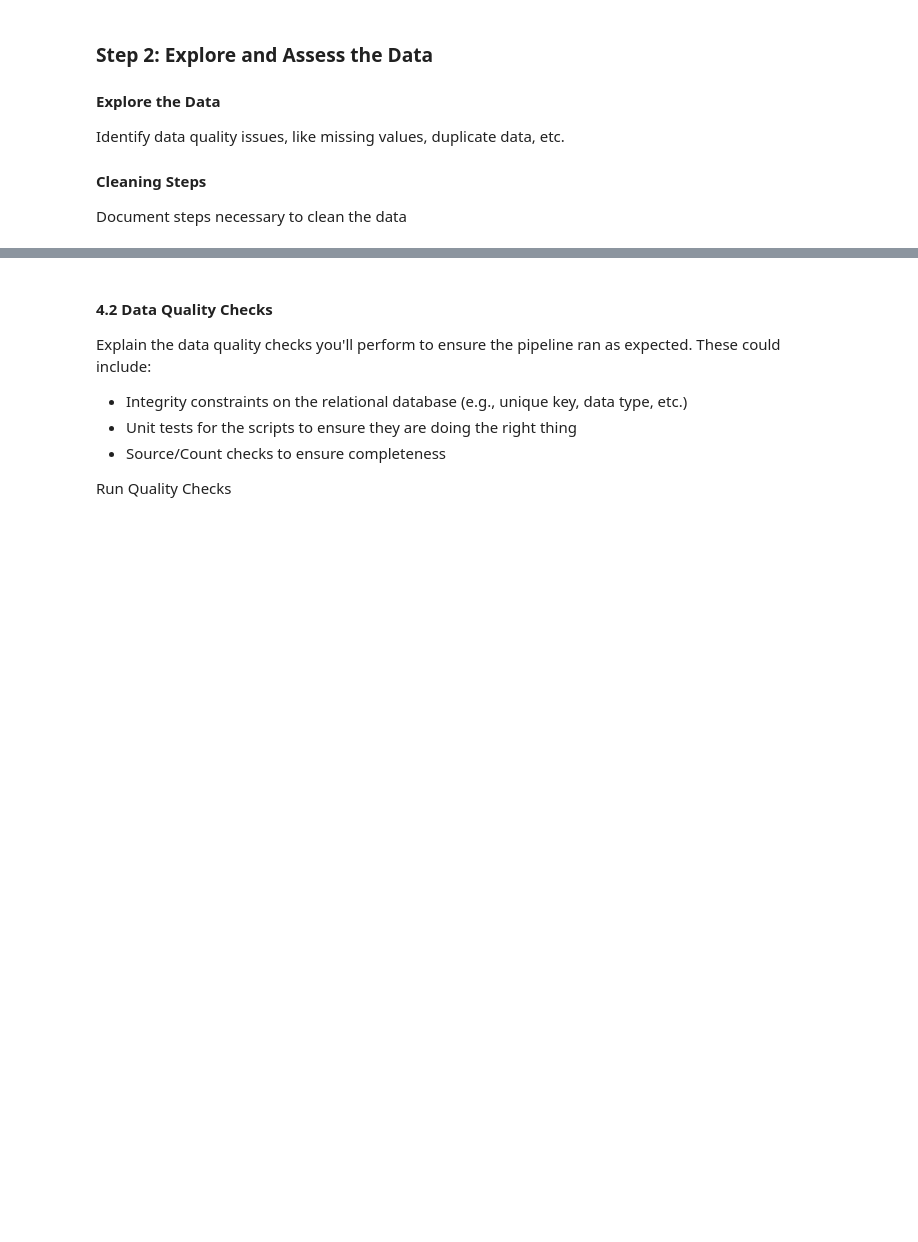
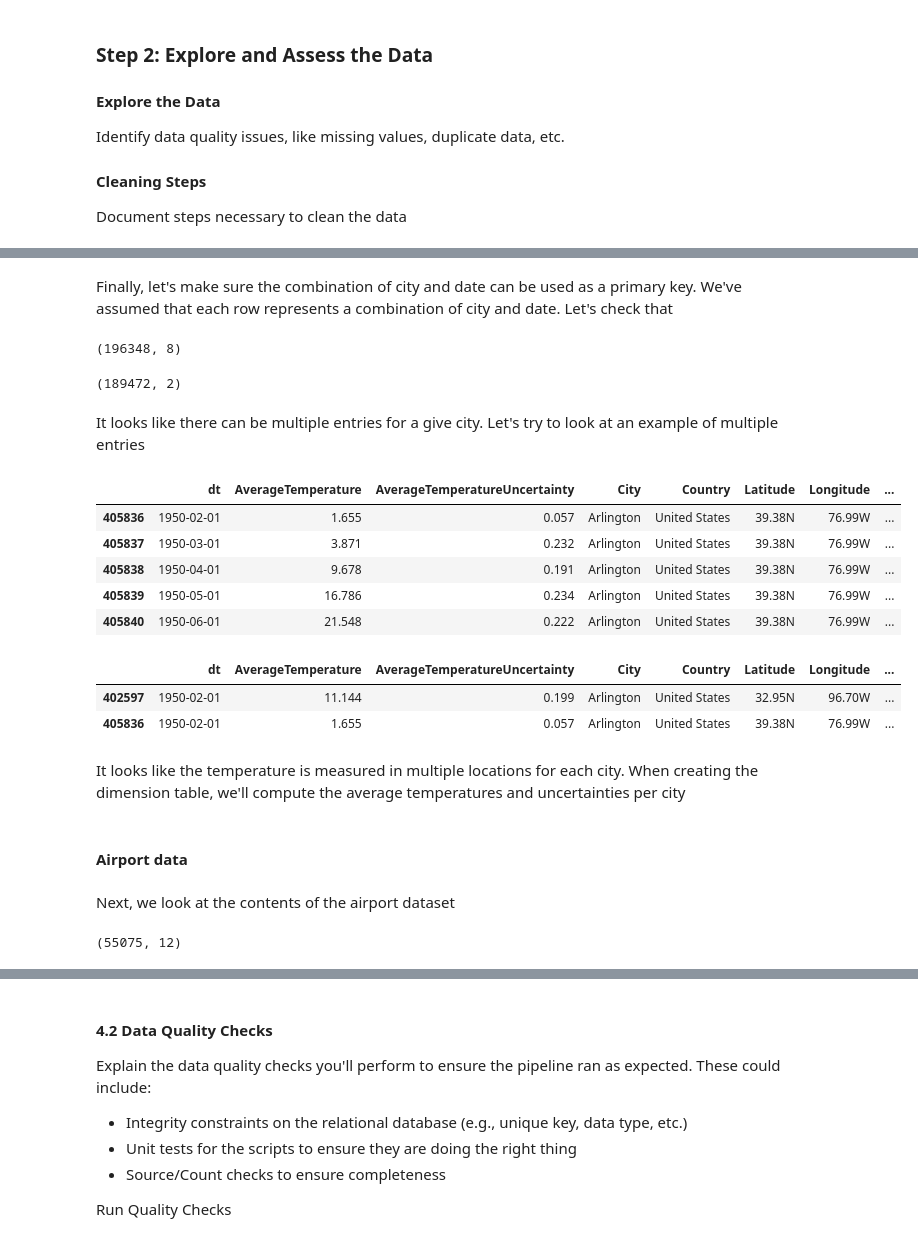
Before and after one commit to nadirl00/Data-Engineering-Capstone-Project, a Jupyter notebook: Capstone Project Template.ipynb, the cells around one changed output, grey strips where cells are left out. Saved outputs shown, nothing was run; the diff lists cells and outputs as text; code cells hidden in the pictures; blank space fills up the shorter version.

```diff
--- a/Capstone Project Template.ipynb
+++ b/Capstone Project Template.ipynb
@@ -135,0 +212,3 @@ df_spark=spark.read.parquet("sas_data")
+# %%
+fname = '../../data2/GlobalLandTemperaturesByCity.csv'
+df_temperature = pd.read_csv(fname)
@@ -177,0 +300,6 @@ Build the data pipelines to create the data model.
+# %%
+# Keep only data for the United States
+df_temperature = df_temperature[df_temperature['Country']=='United States']
+# %%
+# Convert the date to datetime objects
+df_temperature['convertedDate'] = pd.to_datetime(df_temperature.dt)
@@ -177,0 +308,3 @@ Build the data pipelines to create the data model.
+# %%
+# Remove all dates prior to 1950
+df_temperature=df_temperature[df_temperature['convertedDate']>"1950-01-01"].copy()
@@ -177,0 +352,39 @@ Build the data pipelines to create the data model.
+# %% [markdown]
+Finally, let's make sure the combination of city and date can be used as a primary key.
+We've assumed that each row represents a combination of city and date. Let's check that
+# %%
+df_temperature.shape
+# %% [output]
+(196348, 8)
+# %%
+df_temperature[['City','convertedDate']].drop_duplicates().shape
+# %% [output]
+(189472, 2)
+# %% [markdown]
+It looks like there can be multiple entries for a give city. Let's try to look at an example of multiple entries
+# %%
+df_temperature[df_temperature[['City','convertedDate']].duplicated()].head()
+# %% [output]
+|  | dt | AverageTemperature | AverageTemperatureUncertainty | City | Country | Latitude | Longitude | ... |
+| 405836 | 1950-02-01 | 1.655 | 0.057 | Arlington | United States | 39.38N | 76.99W | ... |
+| 405837 | 1950-03-01 | 3.871 | 0.232 | Arlington | United States | 39.38N | 76.99W | ... |
+| 405838 | 1950-04-01 | 9.678 | 0.191 | Arlington | United States | 39.38N | 76.99W | ... |
+| 405839 | 1950-05-01 | 16.786 | 0.234 | Arlington | United States | 39.38N | 76.99W | ... |
+| 405840 | 1950-06-01 | 21.548 | 0.222 | Arlington | United States | 39.38N | 76.99W | ... |
+# %%
+df_temperature[(df_temperature['City'] == 'Arlington') & (df_temperature.dt == '1950-02-01')]
+# %% [output]
+|  | dt | AverageTemperature | AverageTemperatureUncertainty | City | Country | Latitude | Longitude | ... |
+| 402597 | 1950-02-01 | 11.144 | 0.199 | Arlington | United States | 32.95N | 96.70W | ... |
+| 405836 | 1950-02-01 | 1.655 | 0.057 | Arlington | United States | 39.38N | 76.99W | ... |
+# %% [markdown]
+It looks like the temperature is measured in multiple locations for each city.
+When creating the dimension table, we'll compute the average temperatures and uncertainties per city
+# %% [markdown]
+#### Airport data
+# %% [markdown]
+Next, we look at the contents of the airport dataset
+# %%
+df_airports.shape
+# %% [output]
+(55075, 12)
```
Also changed, not shown: parts of 241 cells of this notebook, 3 other files.
